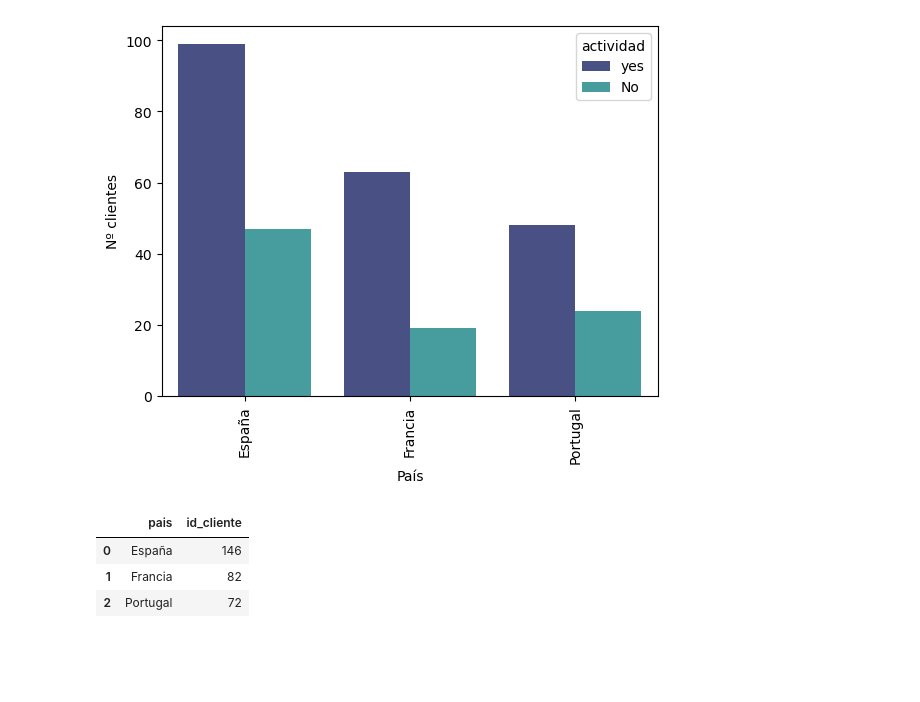
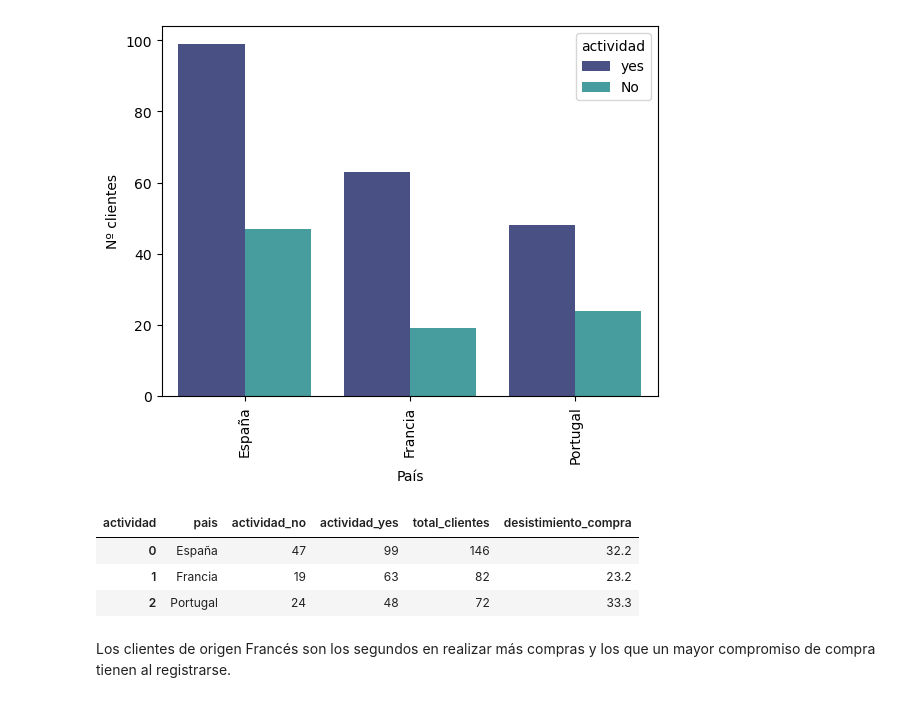
Before and after one commit to Margamtr/Proyect_DTS, a Jupyter notebook: visualizacion_datos.ipynb, the cells around one changed output. Saved outputs shown, nothing was run; the diff lists cells and outputs as text; code cells hidden in the pictures; blank space fills up the shorter version.

Commit message:
actualizacion visualización y metricas cliente

```diff
--- a/visualizacion_datos.ipynb
+++ b/visualizacion_datos.ipynb
@@ -136,7 +134,18 @@ df_activida_pais=df_actividad_clientes.groupby(['pais'], as_index=False).agg({'i
-# %%
-df_activida_pais
-# %% [output]
-|  | pais | id_cliente |
-| 0 | España | 146 |
-| 1 | Francia | 82 |
-| 2 | Portugal | 72 |
+# %%
+# Agrupamos los clientes por país y por actividad según paises, en un dataframe nuevo
+df_agrupacion_pais=df_actividad_clientes.groupby(['pais','actividad']).size().unstack(fill_value=0)
+df_actividad_pais= df_agrupacion_pais.rename(columns={'yes': 'actividad_yes', 'No': 'actividad_no'})
+df_actividad_pais['total_clientes'] = df_actividad_pais['actividad_yes'] + df_actividad_pais['actividad_no']
+df_actividad_pais.reset_index(inplace=True)
+# %%
+#Creamos un nuevo KPI: %desistimiento_compra de los nuevos clientes
+df_actividad_pais['desistimiento_compra']=df_actividad_pais.apply(lambda x: round(x['actividad_no']/x['total_clientes']*100,1),axis=1)
+# %%
+display(df_actividad_pais)
+# %% [output]
+| actividad | pais | actividad_no | actividad_yes | total_clientes | desistimiento_compra |
+| 0 | España | 47 | 99 | 146 | 32.2 |
+| 1 | Francia | 19 | 63 | 82 | 23.2 |
+| 2 | Portugal | 24 | 48 | 72 | 33.3 |
+# %% [markdown]
+Los clientes de origen Francés son los segundos en realizar más compras y los que un mayor compromiso de compra tienen al registrarse.
```
Also changed, not shown: parts of 3 cells of this notebook.
